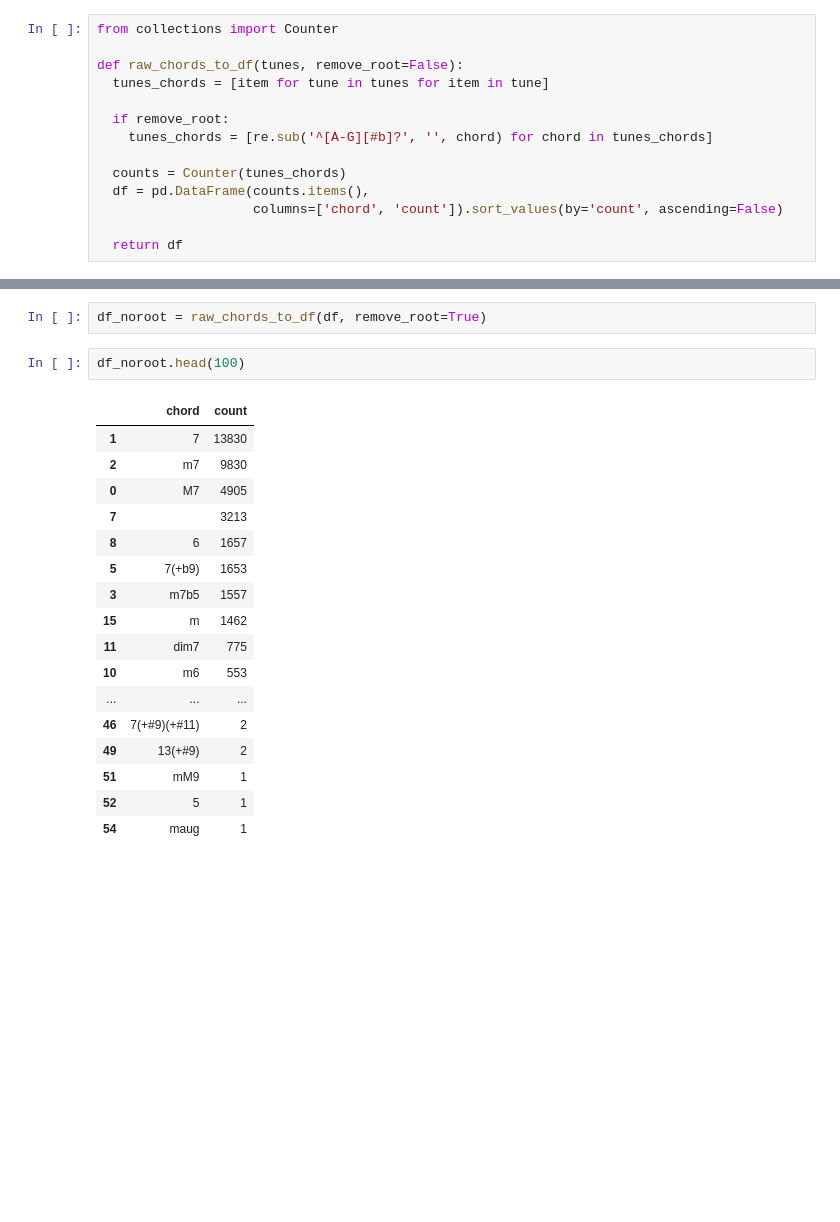
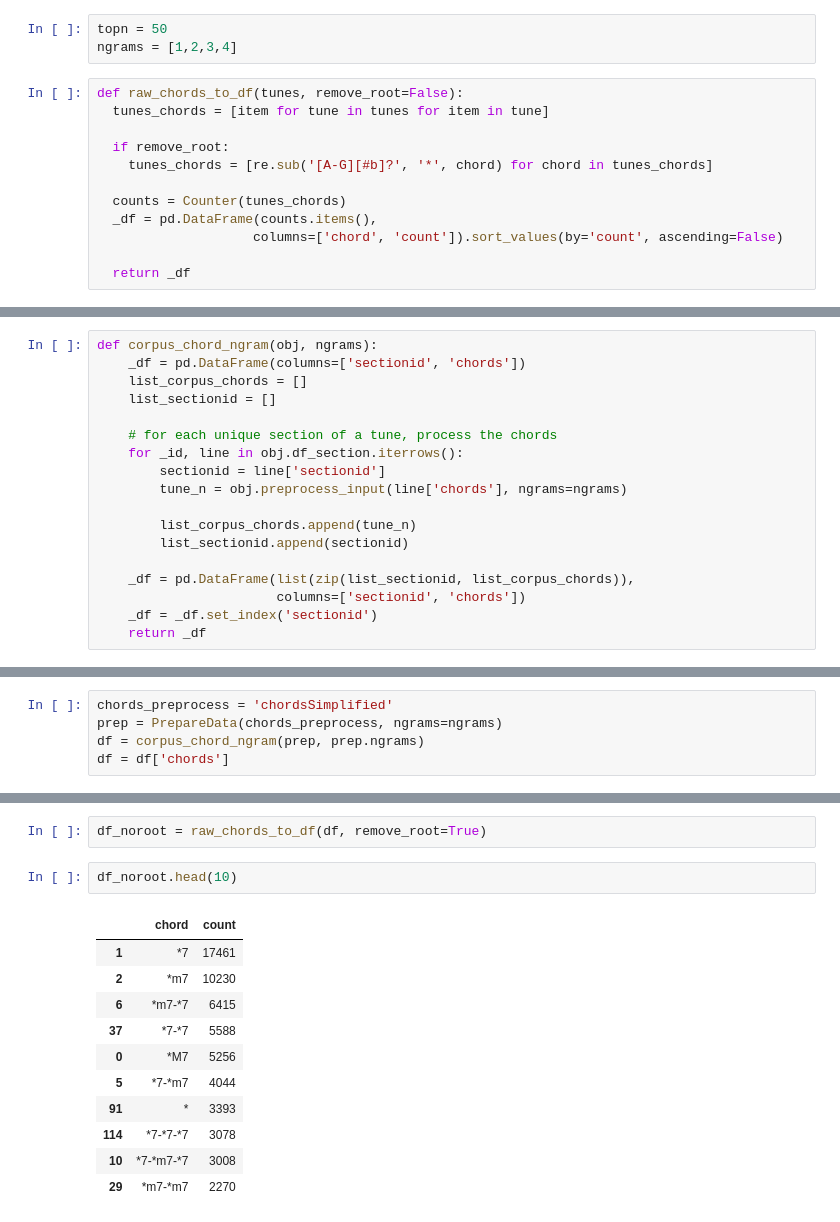
Before and after one commit to 11doris/jazz-tunes-similarity, a Jupyter notebook: 92_chord_summary_statistics.ipynb, the cells around one changed output, grey strips where cells are left out. Cells and saved outputs as stored; diff of their text form; blank space fills up the shorter version.

```diff
--- a/92_chord_summary_statistics.ipynb
+++ b/92_chord_summary_statistics.ipynb
@@ -6,14 +9,15 @@ import re
+# %%
+topn = 50
+ngrams = [1,2,3,4]
 # %%
-from collections import Counter
-
 def raw_chords_to_df(tunes, remove_root=False):
   tunes_chords = [item for tune in tunes for item in tune]
 
   if remove_root:
-    tunes_chords = [re.sub('^[A-G][#b]?', '', chord) for chord in tunes_chords]
+    tunes_chords = [re.sub('[A-G][#b]?', '*', chord) for chord in tunes_chords]
 
   counts = Counter(tunes_chords)
-  df = pd.DataFrame(counts.items(),
+  _df = pd.DataFrame(counts.items(),
                     columns=['chord', 'count']).sort_values(by='count', ascending=False)
 
-  return df
+  return _df
@@ -20 +54,19 @@ def raw_chords_to_df(tunes, remove_root=False):
+# %%
+def corpus_chord_ngram(obj, ngrams):
+    _df = pd.DataFrame(columns=['sectionid', 'chords'])
+    list_corpus_chords = []
+    list_sectionid = []
+
+    # for each unique section of a tune, process the chords
+    for _id, line in obj.df_section.iterrows():
+        sectionid = line['sectionid']
+        tune_n = obj.preprocess_input(line['chords'], ngrams=ngrams)
+
+        list_corpus_chords.append(tune_n)
+        list_sectionid.append(sectionid)
+
+    _df = pd.DataFrame(list(zip(list_sectionid, list_corpus_chords)),
+                       columns=['sectionid', 'chords'])
+    _df = _df.set_index('sectionid')
+    return _df
 # %% [markdown]
@@ -49,0 +213,5 @@ df_chords.head()
+# %%
+chords_preprocess = 'chordsSimplified'
+prep = PrepareData(chords_preprocess, ngrams=ngrams)
+df = corpus_chord_ngram(prep, prep.ngrams)
+df = df['chords']
@@ -50,22 +270,16 @@ df_chords.head()
 # %%
 df_noroot = raw_chords_to_df(df, remove_root=True)
 # %%
-df_noroot.head(100)
+df_noroot.head(10)
 # %% [output]
 |  | chord | count |
-| 1 | 7 | 13830 |
-| 2 | m7 | 9830 |
-| 0 | M7 | 4905 |
-| 7 |  | 3213 |
-| 8 | 6 | 1657 |
-| 5 | 7(+b9) | 1653 |
-| 3 | m7b5 | 1557 |
-| 15 | m | 1462 |
-| 11 | dim7 | 775 |
-| 10 | m6 | 553 |
-| ... | ... | ... |
-| 46 | 7(+#9)(+#11) | 2 |
-| 49 | 13(+#9) | 2 |
-| 51 | mM9 | 1 |
-| 52 | 5 | 1 |
-| 54 | maug | 1 |
+| 1 | *7 | 17461 |
+| 2 | *m7 | 10230 |
+| 6 | *m7-*7 | 6415 |
+| 37 | *7-*7 | 5588 |
+| 0 | *M7 | 5256 |
+| 5 | *7-*m7 | 4044 |
+| 91 | * | 3393 |
+| 114 | *7-*7-*7 | 3078 |
+| 10 | *7-*m7-*7 | 3008 |
+| 29 | *m7-*m7 | 2270 |
```
Also changed, not shown: parts of 31 cells of this notebook.
